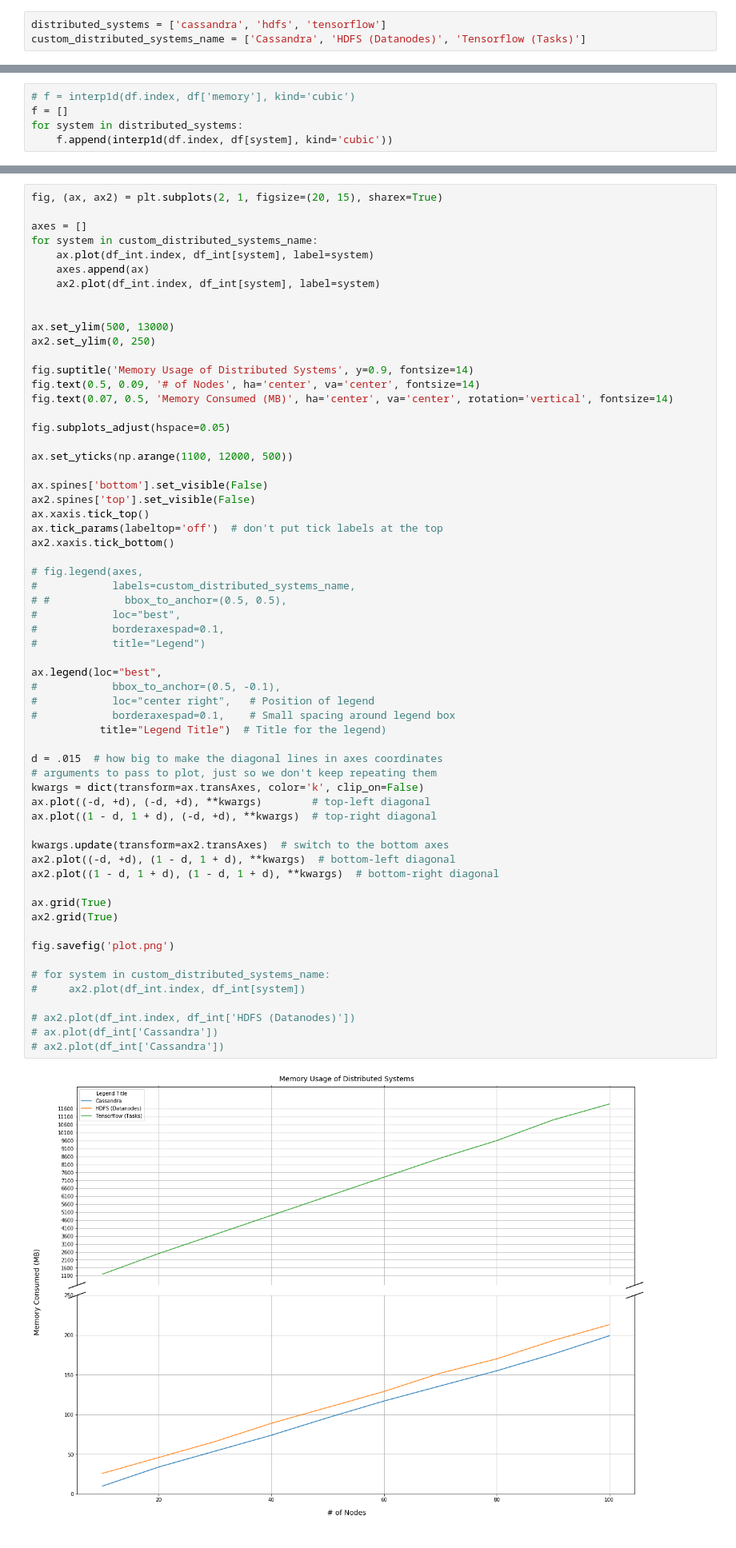
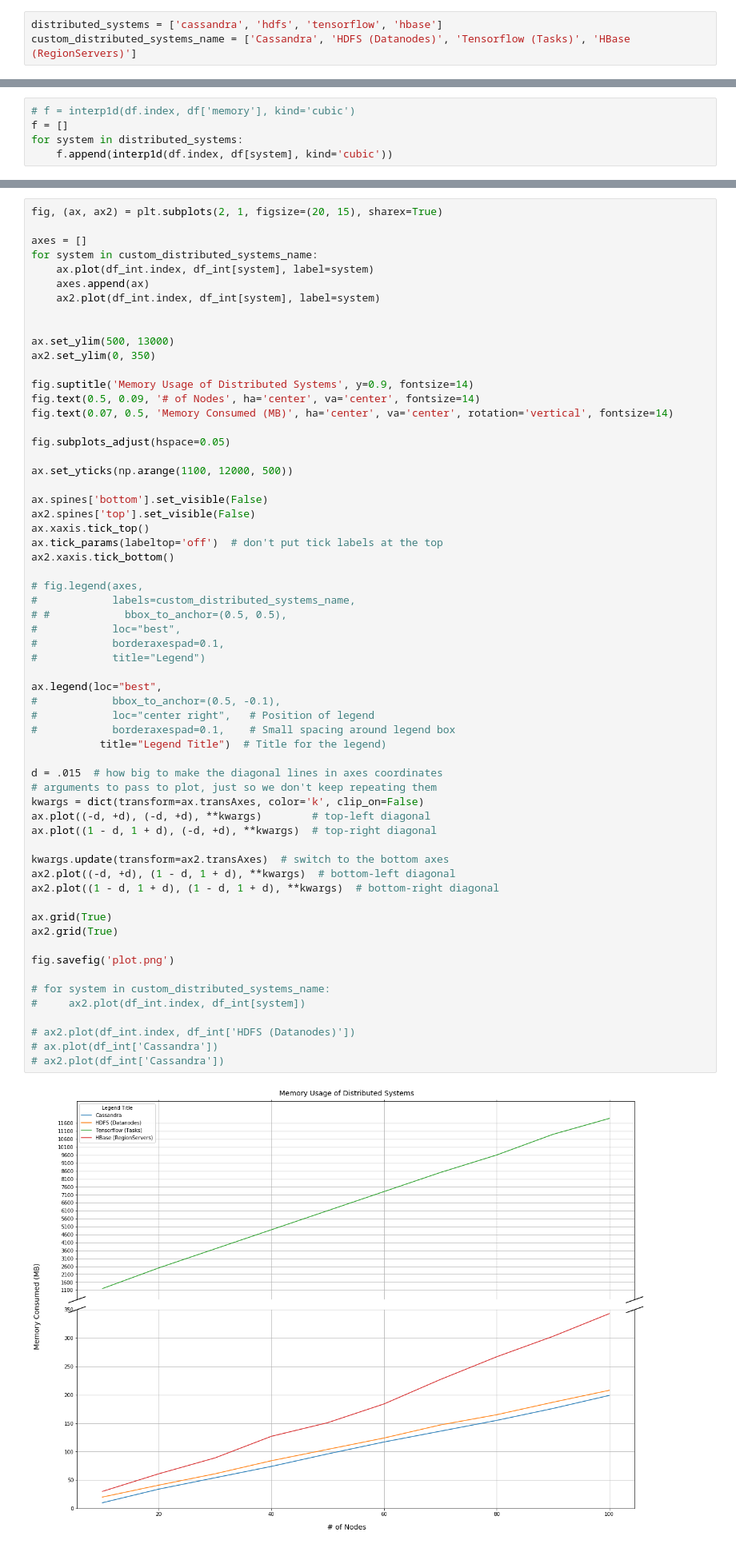
Before and after one commit to rayandrew/ucare-research, a Jupyter notebook: visualization/Visualization.ipynb, the cells around one changed output, grey strips where cells are left out. Shown: that part at 80% size. Drawn from its saved outputs; the diff is of its cells as text.

Commit message:
[FEATS] HBase completed

```diff
--- a/visualization/Visualization.ipynb
+++ b/visualization/Visualization.ipynb
@@ -14,8 +14,8 @@ import pandas as pd
 from scipy.interpolate import interp1d
 import numpy as np
 # %%
-distributed_systems = ['cassandra', 'hdfs', 'tensorflow']
-custom_distributed_systems_name = ['Cassandra', 'HDFS (Datanodes)', 'Tensorflow (Tasks)']
+distributed_systems = ['cassandra', 'hdfs', 'tensorflow', 'hbase']
+custom_distributed_systems_name = ['Cassandra', 'HDFS (Datanodes)', 'Tensorflow (Tasks)', 'HBase (RegionServers)']
 # %%
 df = pd.read_csv('./data.csv')
 df = df.set_index('nodes')
@@ -77,7 +77,7 @@ for system in custom_distributed_systems_name:
 
 
 ax.set_ylim(500, 13000)
-ax2.set_ylim(0, 250)
+ax2.set_ylim(0, 350)
 
 fig.suptitle('Memory Usage of Distributed Systems', y=0.9, fontsize=14)
 fig.text(0.5, 0.09, '# of Nodes', ha='center', va='center', fontsize=14)
@@ -101,31 +101,31 @@ ax2.xaxis.tick_bottom()
 #            title="Legend")
 
 ax.legend(loc="best",
 #            bbox_to_anchor=(0.5, -0.1),
 #            loc="center right",   # Position of legend
 #            borderaxespad=0.1,    # Small spacing around legend box
            title="Legend Title")  # Title for the legend)
 
 d = .015  # how big to make the diagonal lines in axes coordinates
 # arguments to pass to plot, just so we don't keep repeating them
 kwargs = dict(transform=ax.transAxes, color='k', clip_on=False)
 ax.plot((-d, +d), (-d, +d), **kwargs)        # top-left diagonal
 ax.plot((1 - d, 1 + d), (-d, +d), **kwargs)  # top-right diagonal
 
 kwargs.update(transform=ax2.transAxes)  # switch to the bottom axes
 ax2.plot((-d, +d), (1 - d, 1 + d), **kwargs)  # bottom-left diagonal
 ax2.plot((1 - d, 1 + d), (1 - d, 1 + d), **kwargs)  # bottom-right diagonal
 
 ax.grid(True)
 ax2.grid(True)
 
 fig.savefig('plot.png')
 
 # for system in custom_distributed_systems_name:
 #     ax2.plot(df_int.index, df_int[system])
 
 # ax2.plot(df_int.index, df_int['HDFS (Datanodes)'])
 # ax.plot(df_int['Cassandra'])
 # ax2.plot(df_int['Cassandra'])
 # %% [output]
-[figure, old version]
+[figure, new version]
```
Also changed, not shown: parts of 3 cells of this notebook, 6 other files.
